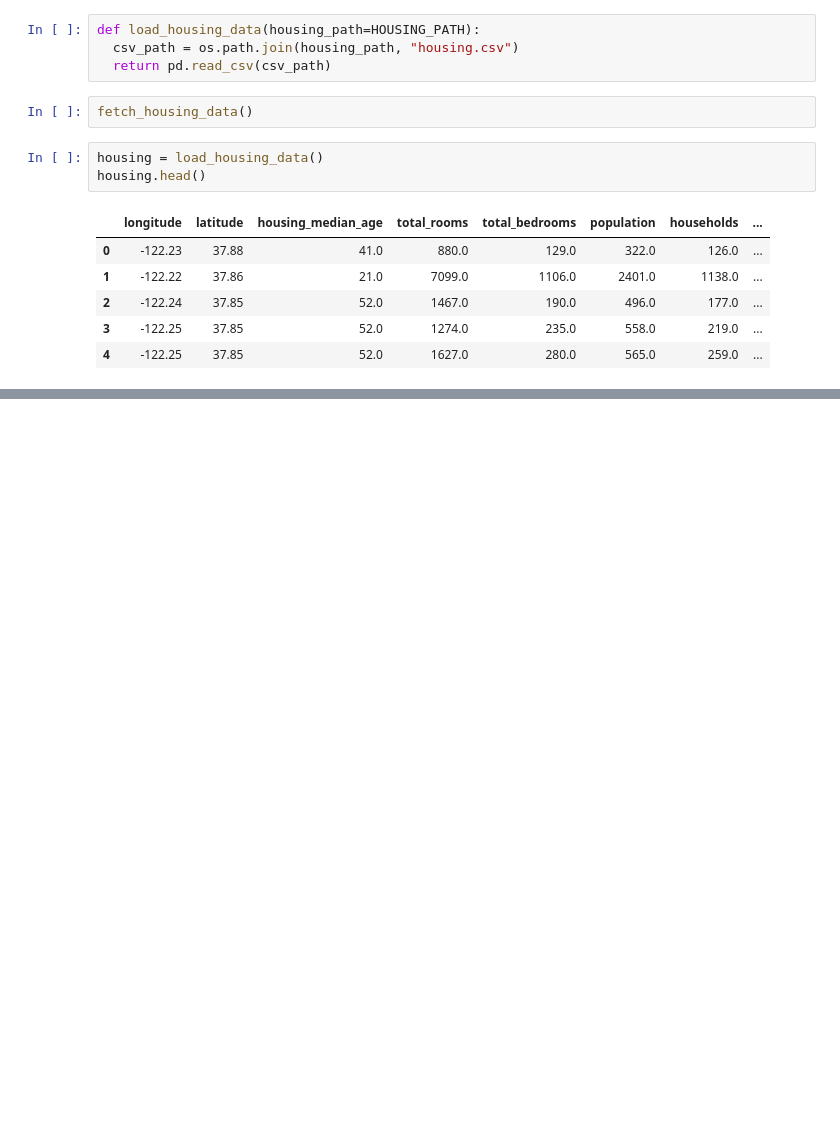
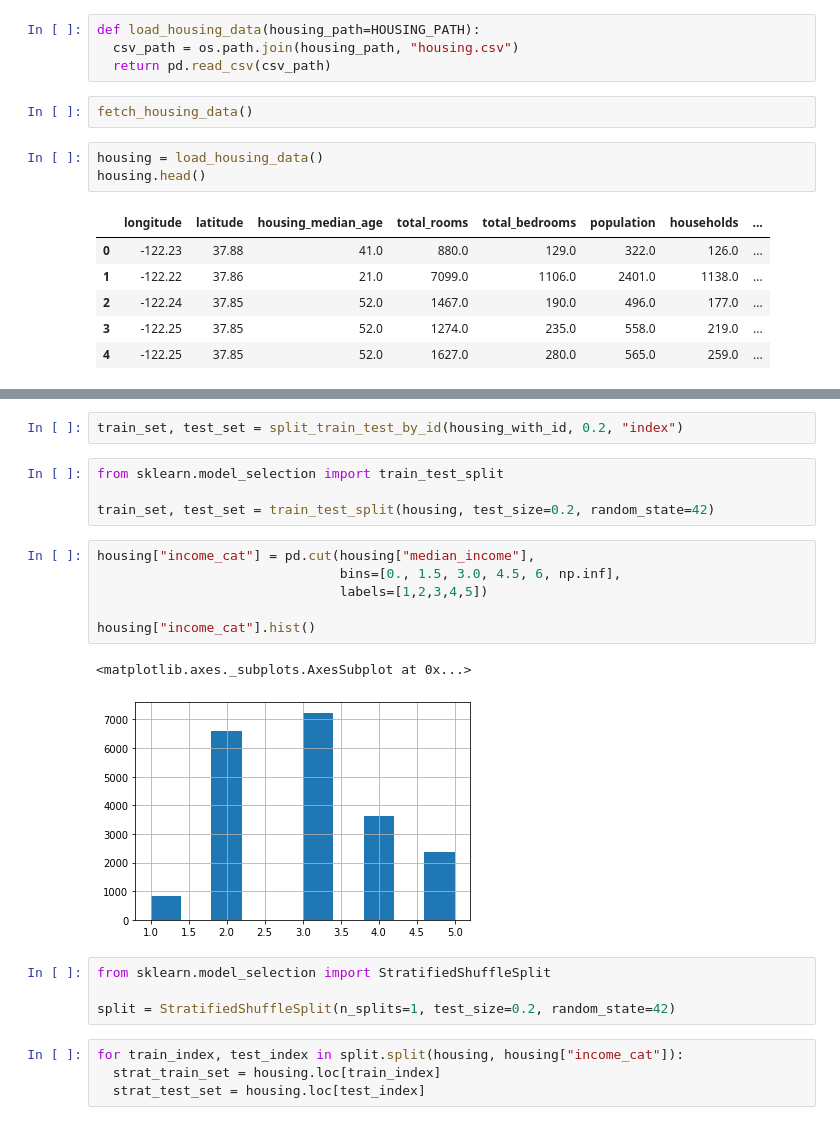
Before and after one commit to paulojosecb/HandsOnML, a Jupyter notebook: Chapter_2_Hands_On.ipynb, the cells around one changed output, grey strips where cells are left out. Saved outputs shown, nothing was run; the diff lists cells and outputs as text; blank space fills up the shorter version.

```diff
--- a/Chapter_2_Hands_On.ipynb
+++ b/Chapter_2_Hands_On.ipynb
@@ -37,0 +118,23 @@ housing.head()
+# %%
+train_set, test_set = split_train_test_by_id(housing_with_id, 0.2, "index")
+# %%
+from sklearn.model_selection import train_test_split
+
+train_set, test_set = train_test_split(housing, test_size=0.2, random_state=42)
+# %%
+housing["income_cat"] = pd.cut(housing["median_income"],
+                               bins=[0., 1.5, 3.0, 4.5, 6, np.inf],
+                               labels=[1,2,3,4,5])
+
+housing["income_cat"].hist()
+# %% [output]
+<matplotlib.axes._subplots.AxesSubplot at 0x...>
+[figure, added]
+# %%
+from sklearn.model_selection import StratifiedShuffleSplit
+
+split = StratifiedShuffleSplit(n_splits=1, test_size=0.2, random_state=42)
+# %%
+for train_index, test_index in split.split(housing, housing["income_cat"]):
+  strat_train_set = housing.loc[train_index]
+  strat_test_set = housing.loc[test_index]
```
Also changed, not shown: parts of 19 cells of this notebook.
